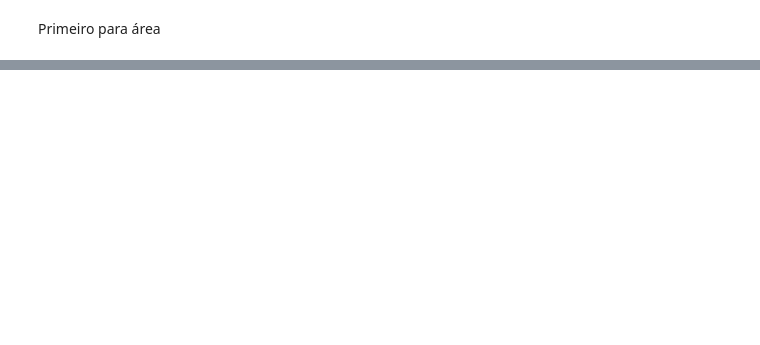
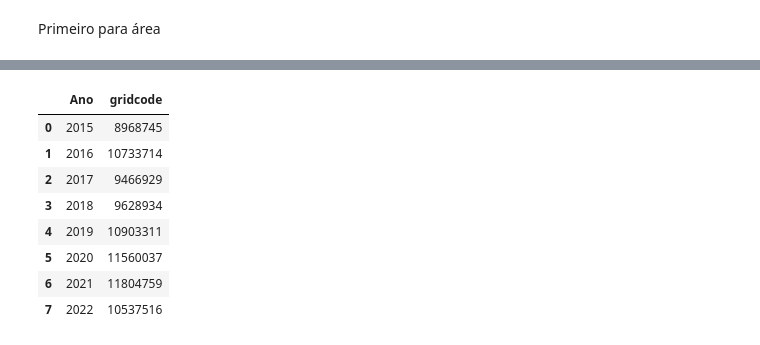
Before and after one commit to EduMinsky/AnaliseTelesPires, a Jupyter notebook: Analise Teles Pires.ipynb, the cells around one changed output, grey strips where cells are left out. Saved outputs shown, nothing was run; the diff lists cells and outputs as text; code cells hidden in the pictures; blank space fills up the shorter version.

```diff
--- a/Analise Teles Pires.ipynb
+++ b/Analise Teles Pires.ipynb
@@ -204,14 +237,0 @@ jenks_TI_penalizado = jenkspy.jenks_breaks(pd_list[6]['sum_Area'], n_classes=5)
-# %%
-#Criando coluna para cada dataframe sobre os Buckets referentes a cada jenks pela soma penalizado pela área
-coluna_name = 'sum_Area'
-jenks=[jenks_assentamento_penalizado,jenks_CAR_penalizado,jenks_FloraNaoDest_penalizado,
-       jenks_Sigef_penalizado,jenks_ProtInt_penalizado,jenks_SusSum_penalizado,jenks_TI_penalizado]
-for i in range(len(pd_list)):
-    pd_list[i]['cut_jenks_penalizado']= pd.cut(pd_list[i][coluna_name],
-                        bins=jenks[i],
-                        labels=['bucket_1', 'bucket_2', 'bucket_3', 'bucket_4', 'bucket_5'], include_lowest=True)
-# %%
-#Criando lista de dataframes ja filtrado com os jenks que queremos
-pd_list_jenks_penal = []
-for i in range(len(pd_list)):
-    pd_list_jenks_penal.append(pd_list[i].query('cut_jenks_penalizado=="bucket_4" or cut_jenks_penalizado=="bucket_5"'))
@@ -264,0 +240,7 @@ show(df_soma_jenks_penal.sort_values(by='Soma dos mais importantes',ascending=Fa
+# %%
+#Definindo nome de arquivos e diretórios:
+dir_tables2 = 'C:/Users/napcc/Dropbox (CPI)/EduardoMinsky/Analise_TellesPires/Analise_Current/FeaturesTable/Dolar_Por_Desmatamento/'
+ano = [2015,2016,2017,2018,2019,2020,2021,2022]
+my_list_files = glob.glob(dir_tables2+'*.csv')
+
+my_list_files
@@ -264,0 +256,20 @@ show(df_soma_jenks_penal.sort_values(by='Soma dos mais importantes',ascending=Fa
+# %%
+#Lendo os arquivos
+pd_list = []
+for i in range(len(my_list_files)):
+    a = pd.read_csv(my_list_files[i],sep = ';')
+    a['Ano'] = ano[i]
+    pd_list.append(a)
+desmat_ano = pd.concat(pd_list,ignore_index=True)
+# %%
+desmat_ano.groupby('Ano',as_index = False).gridcode.sum()
+# %% [output]
+|  | Ano | gridcode |
+| 0 | 2015 | 8968745 |
+| 1 | 2016 | 10733714 |
+| 2 | 2017 | 9466929 |
+| 3 | 2018 | 9628934 |
+| 4 | 2019 | 10903311 |
+| 5 | 2020 | 11560037 |
+| 6 | 2021 | 11804759 |
+| 7 | 2022 | 10537516 |
```
Also changed, not shown: parts of 24 cells of this notebook.
